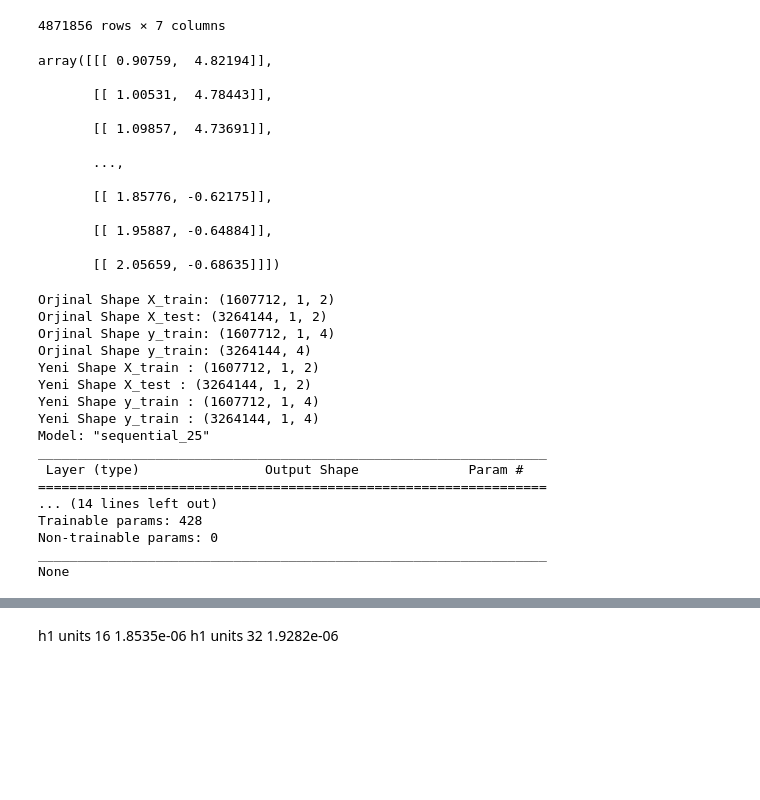
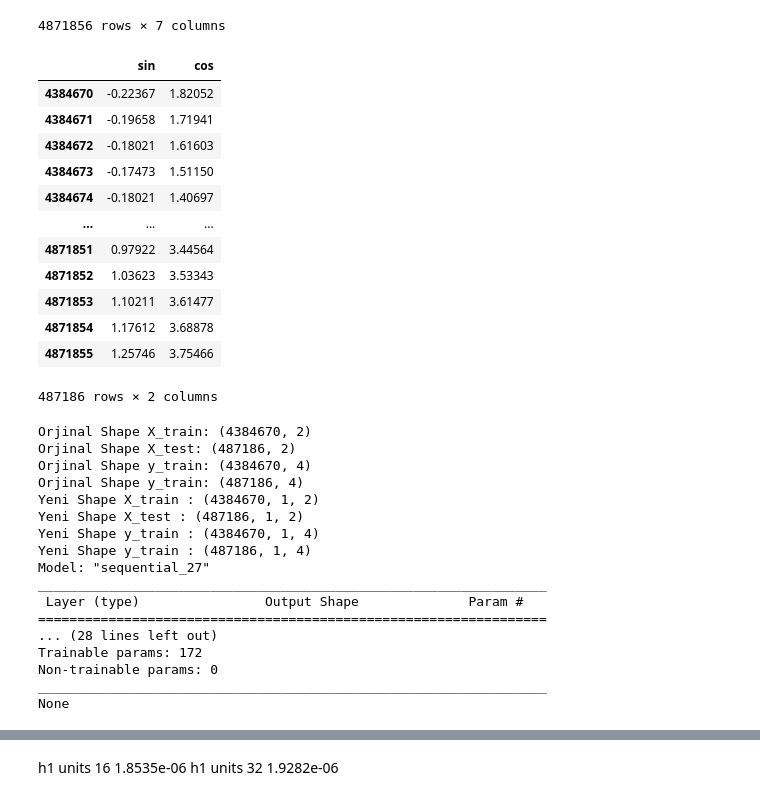
Before and after one commit to roiputra123/Deep-Learning-for-Forex, a Jupyter notebook: LSTM_Dongulu3.ipynb, the cells around one changed output, grey strips where cells are left out. Cells and saved outputs as stored; diff of their text form; code cells hidden in the pictures; blank space fills up the shorter version.

```diff
--- a/LSTM_Dongulu3.ipynb
+++ b/LSTM_Dongulu3.ipynb
@@ -127,23 +127,23 @@ if(cikis==3):
   sec =  pd.concat([high,low,close],axis=1)
 
 from sklearn.model_selection import train_test_split
-X_train, X_test,y_train,y_test = train_test_split(date,sec,train_size=0.33,shuffle=False)
+X_train, X_test,y_train,y_test = train_test_split(date,sec,test_size=0.1,shuffle=False)
-# %%
-X_train
-# %% [output]
-array([[[ 0.90759,  4.82194]],
-
-       [[ 1.00531,  4.78443]],
-
-       [[ 1.09857,  4.73691]],
-
-       ...,
-
-       [[ 1.85776, -0.62175]],
-
-       [[ 1.95887, -0.64884]],
-
-       [[ 2.05659, -0.68635]]])
+# %%
+X_test
+# %% [output]
+|  | sin | cos |
+| 4384670 | -0.22367 | 1.82052 |
+| 4384671 | -0.19658 | 1.71941 |
+| 4384672 | -0.18021 | 1.61603 |
+| 4384673 | -0.17473 | 1.51150 |
+| 4384674 | -0.18021 | 1.40697 |
+| ... | ... | ... |
+| 4871851 | 0.97922 | 3.44564 |
+| 4871852 | 1.03623 | 3.53343 |
+| 4871853 | 1.10211 | 3.61477 |
+| 4871854 | 1.17612 | 3.68878 |
+| 4871855 | 1.25746 | 3.75466 |
+487186 rows × 2 columns
 # %%
 model = Sequential()
 units=giris
@@ -164,36 +164,36 @@ print("Yeni Shape y_train :",y_train.shape)
 print("Yeni Shape y_train :",y_test.shape)
 model.add(LSTM(units, activation='relu',input_shape=(X_train.shape[1],giris)))
 
-#model.add(Dense(256*4))
-#model.add(Dropout(0.2))
-#model.add(Dense(256*2))
-#model.add(Dropout(0.2))
-#model.add(Dense(256))
-#model.add(Dropout(0.2))
-#model.add(Dense(256))
+model.add(Dense(4))
 model.add(Dropout(0.2))
-model.add(Dense(16))
+model.add(Dense(4))
+model.add(Dropout(0.2))
+model.add(Dense(4))
+model.add(Dropout(0.2))
+model.add(Dense(4))
+model.add(Dropout(0.2))
+model.add(Dense(4))
 model.add(Dropout(0.5))
-model.add(Dense(16))
+model.add(Dense(4))
 model.add(Dense(cikis))
 opt = tf.keras.optimizers.SGD(learning_rate=0.001)
 model.compile(optimizer=opt, loss='mse', metrics=['accuracy'])
 print(model.summary())
 # %% [output]
-Orjinal Shape X_train: (1607712, 1, 2)
-Orjinal Shape X_test: (3264144, 1, 2)
-Orjinal Shape y_train: (1607712, 1, 4)
-Orjinal Shape y_train: (3264144, 4)
-Yeni Shape X_train : (1607712, 1, 2)
-Yeni Shape X_test : (3264144, 1, 2)
-Yeni Shape y_train : (1607712, 1, 4)
-Yeni Shape y_train : (3264144, 1, 4)
-Model: "sequential_25"
+Orjinal Shape X_train: (4384670, 2)
+Orjinal Shape X_test: (487186, 2)
+Orjinal Shape y_train: (4384670, 4)
+Orjinal Shape y_train: (487186, 4)
+Yeni Shape X_train : (4384670, 1, 2)
+Yeni Shape X_test : (487186, 1, 2)
+Yeni Shape y_train : (4384670, 1, 4)
+Yeni Shape y_train : (487186, 1, 4)
+Model: "sequential_27"
 _________________________________________________________________
  Layer (type)                Output Shape              Param #
 =================================================================
-... (14 lines left out)
-Trainable params: 428
+... (28 lines left out)
+Trainable params: 172
 Non-trainable params: 0
 _________________________________________________________________
 None
```
Also changed, not shown: parts of 3 cells of this notebook.
